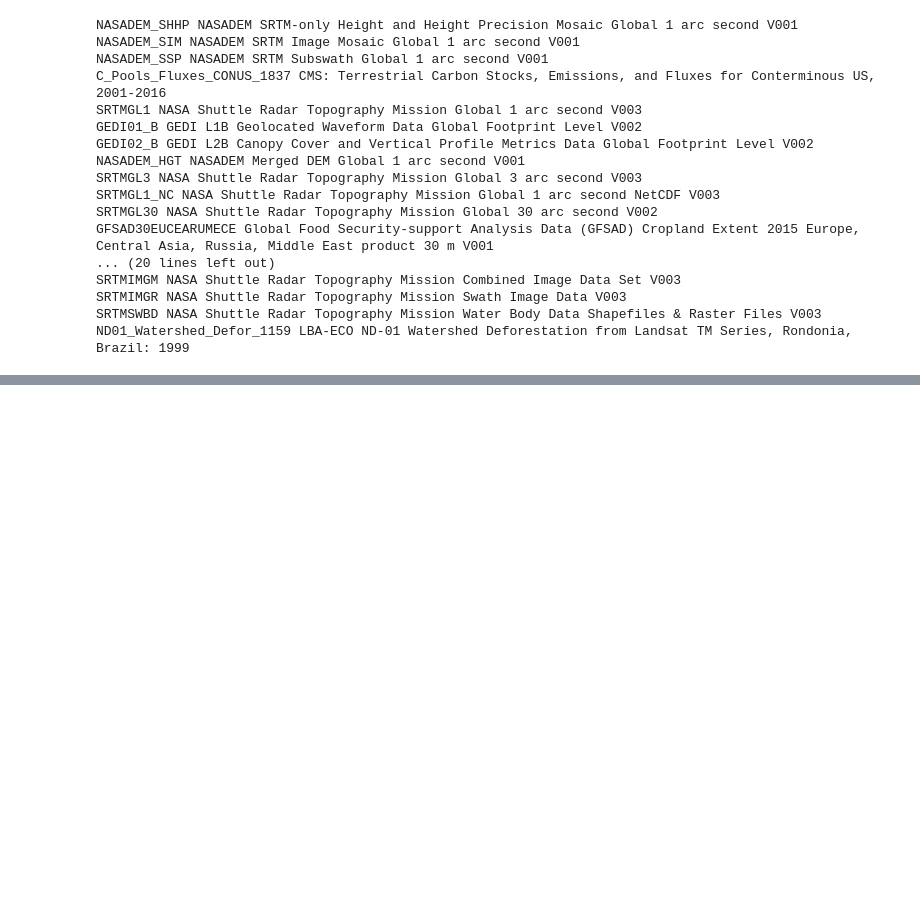
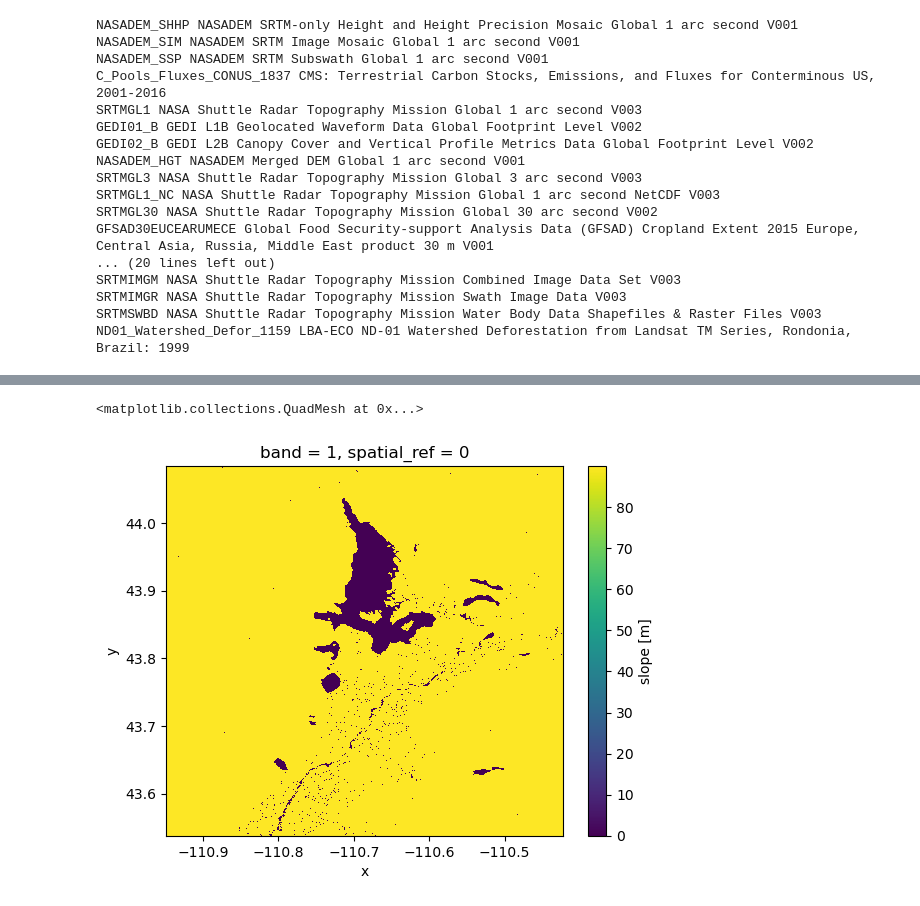
Before and after one commit to npwelsh/habitat_suitability, a Jupyter notebook: Tetraneuris-grandiflora_Elevation.ipynb, the cells around one changed output, grey strips where cells are left out. Drawn from its saved outputs; the diff is of its cells as text; code cells hidden in the pictures; blank space fills up the shorter version.

```diff
--- a/Tetraneuris-grandiflora_Elevation.ipynb
+++ b/Tetraneuris-grandiflora_Elevation.ipynb
@@ -72,0 +104,8 @@ for strm_path in glob(strm_pattern):
+# %%
+#plot slope data
+
+slope_da = xrspatial.slope(strm_da)
+slope_da.plot()
+# %% [output]
+<matplotlib.collections.QuadMesh at 0x...>
+[figure, added]
```
Also changed, not shown: parts of 5 cells of this notebook, 3 other files.
